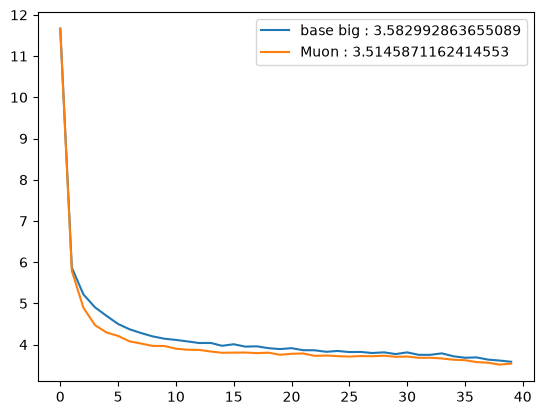
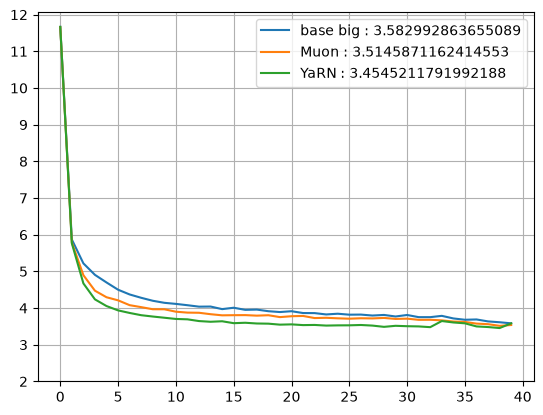
The notebook cell's code change between the first figure and the second:
--- before
+++ after
@@ -10,4 +10,6 @@
         data = np.array(line_data["eval_loss_stats"])
         plt.plot(data, label=f"{line_data["name"]} : {min(data)}")
+    plt.yticks(np.arange(2, 13, 1))
+    plt.grid()
     plt.legend()
     plt.show()

Commit: a lot of optimizations to make sure it works